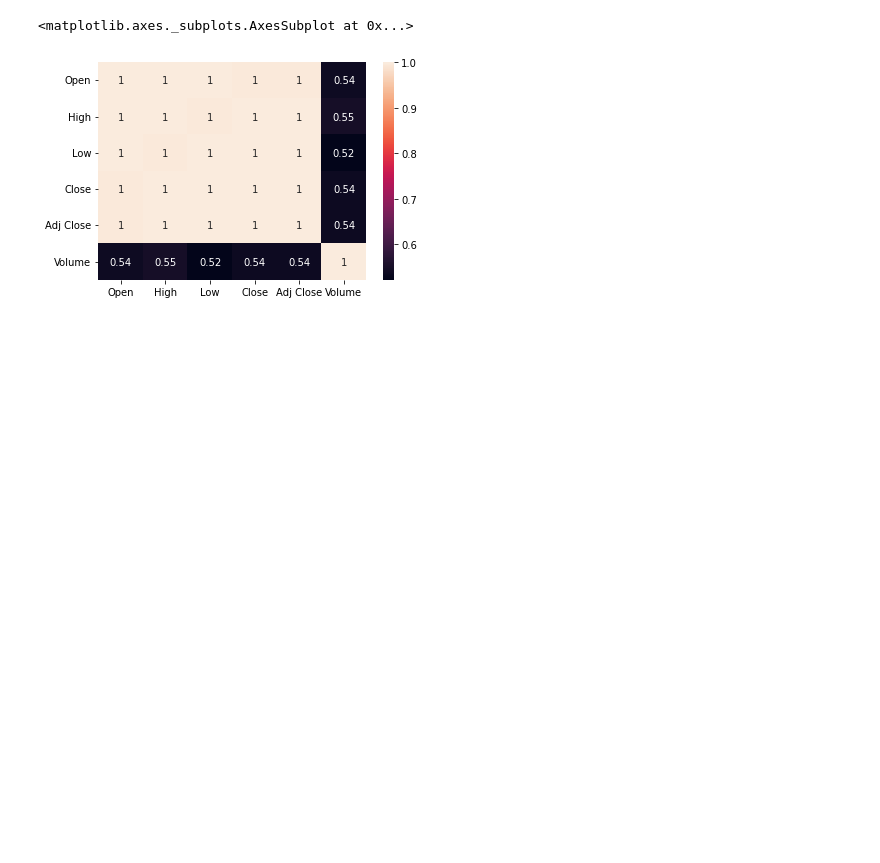
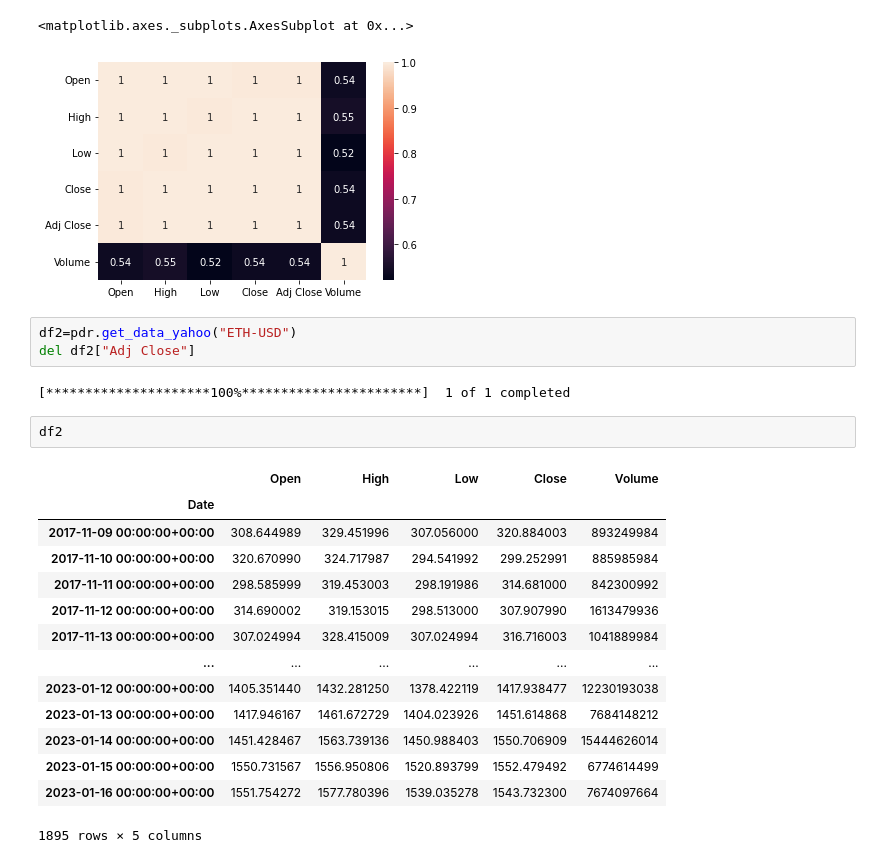
Before and after one commit to tago893/capstone, a Jupyter notebook: Day1/EdaOnTsd.ipynb, the cells around one changed output. Drawn from its saved outputs; the diff is of its cells as text; blank space fills up the shorter version.

```diff
--- a/Day1/EdaOnTsd.ipynb
+++ b/Day1/EdaOnTsd.ipynb
@@ -118,3 +122,25 @@ sns.heatmap(h,annot=True)
 # %% [output]
 <matplotlib.axes._subplots.AxesSubplot at 0x...>
 [figure]
+# %%
+df2=pdr.get_data_yahoo("ETH-USD")
+del df2["Adj Close"]
+# %% [output]
+[*********************100%***********************]  1 of 1 completed
+# %%
+df2
+# %% [output]
+|  | Open | High | Low | Close | Volume |
+| Date |  |  |  |  |  |
+| 2017-11-09 00:00:00+00:00 | 308.644989 | 329.451996 | 307.056000 | 320.884003 | 893249984 |
+| 2017-11-10 00:00:00+00:00 | 320.670990 | 324.717987 | 294.541992 | 299.252991 | 885985984 |
+| 2017-11-11 00:00:00+00:00 | 298.585999 | 319.453003 | 298.191986 | 314.681000 | 842300992 |
+| 2017-11-12 00:00:00+00:00 | 314.690002 | 319.153015 | 298.513000 | 307.907990 | 1613479936 |
+| 2017-11-13 00:00:00+00:00 | 307.024994 | 328.415009 | 307.024994 | 316.716003 | 1041889984 |
+| ... | ... | ... | ... | ... | ... |
+| 2023-01-12 00:00:00+00:00 | 1405.351440 | 1432.281250 | 1378.422119 | 1417.938477 | 12230193038 |
+| 2023-01-13 00:00:00+00:00 | 1417.946167 | 1461.672729 | 1404.023926 | 1451.614868 | 7684148212 |
+| 2023-01-14 00:00:00+00:00 | 1451.428467 | 1563.739136 | 1450.988403 | 1550.706909 | 15444626014 |
+| 2023-01-15 00:00:00+00:00 | 1550.731567 | 1556.950806 | 1520.893799 | 1552.479492 | 6774614499 |
+| 2023-01-16 00:00:00+00:00 | 1551.754272 | 1577.780396 | 1539.035278 | 1543.732300 | 7674097664 |
+1895 rows × 5 columns
```
Also changed, not shown: parts of 12 cells of this notebook.
